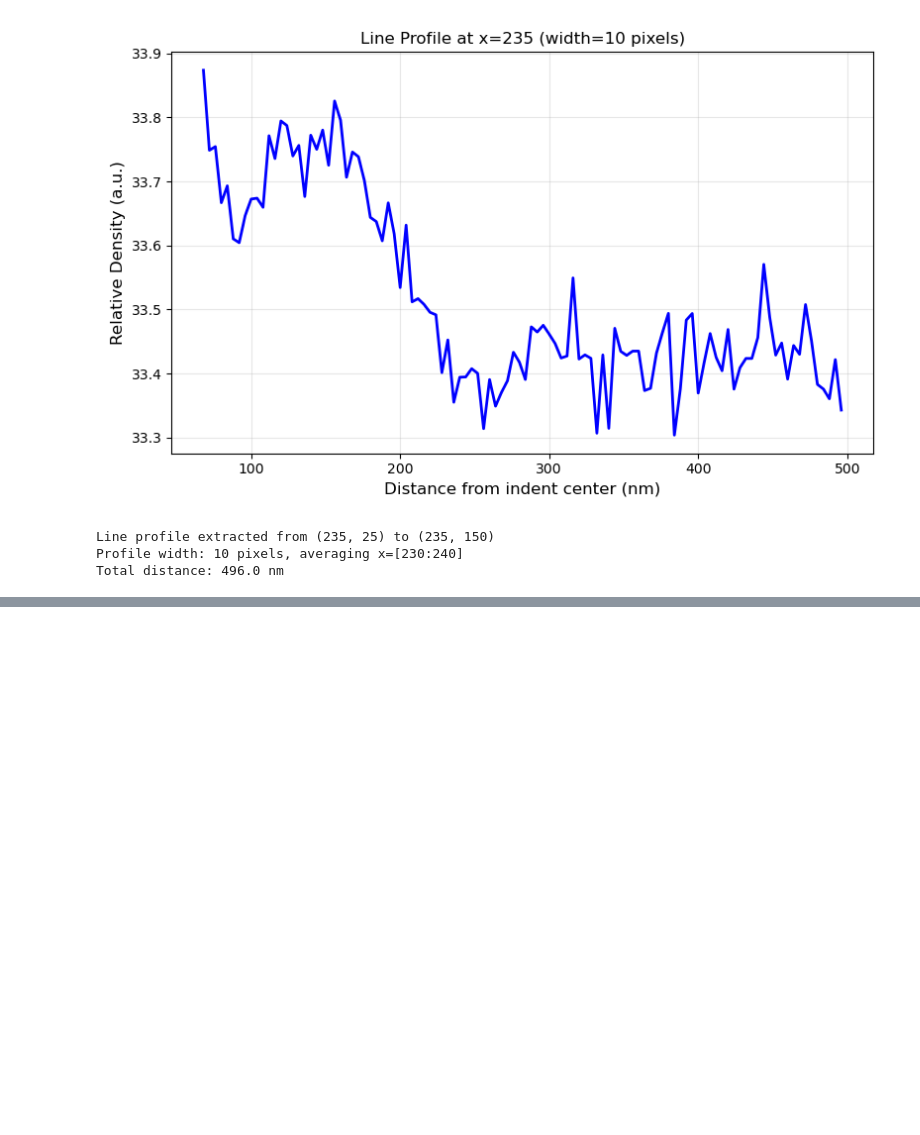
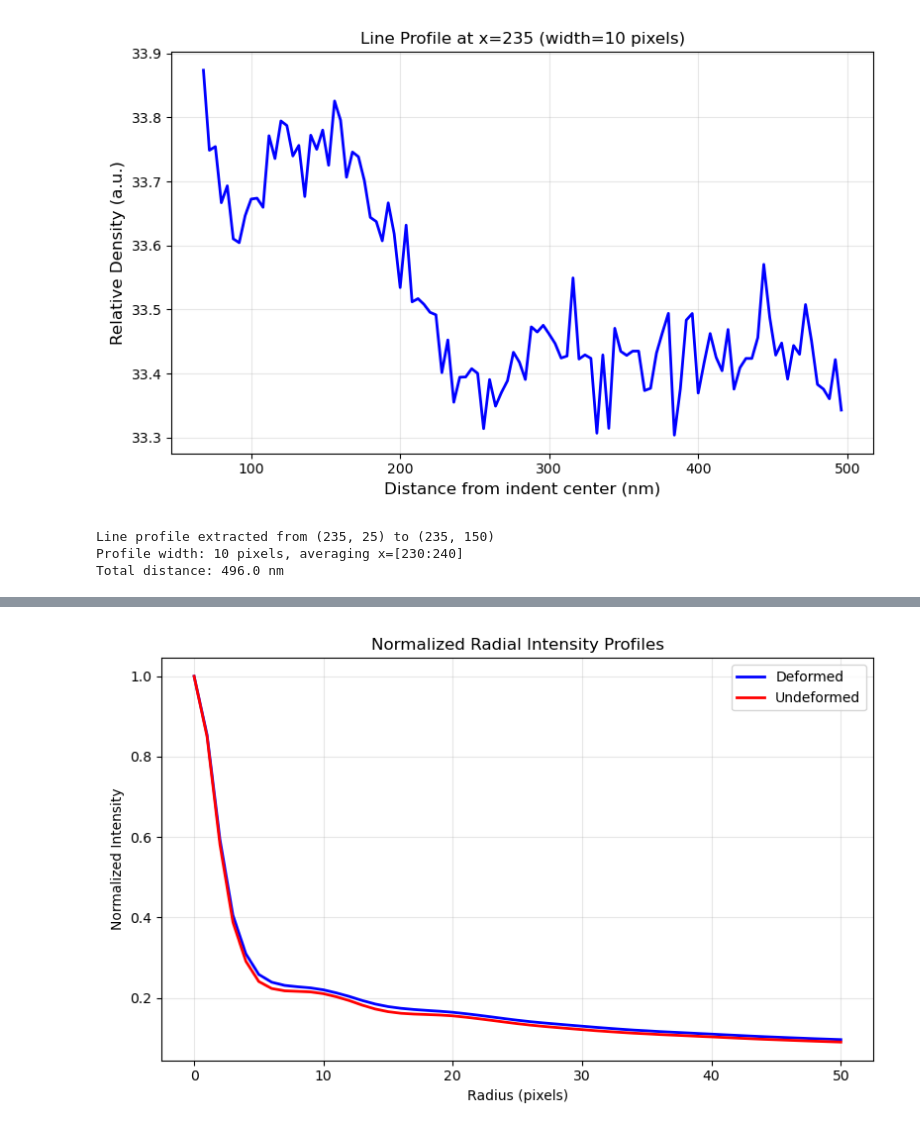
Before and after one commit to vivekdev-empa/nanolam_tantala_silica, a Jupyter notebook: Density_map_4nm.ipynb, the cells around one changed output, grey strips where cells are left out. Cells and saved outputs as stored; diff of their text form; code cells hidden in the pictures; blank space fills up the shorter version.

```diff
--- a/Density_map_4nm.ipynb
+++ b/Density_map_4nm.ipynb
@@ -288,0 +416,29 @@ Total distance: 496.0 nm
+# %%
+# Overlay normalized radial intensity profiles (Deformed vs Undeformed)
+if len(radial_profile_indent) != len(radial_profile_away):
+    max_len = min(len(radial_profile_indent), len(radial_profile_away))
+    rp_indent = radial_profile_indent[:max_len]
+    rp_away = radial_profile_away[:max_len]
+    radii_plot = np.arange(max_len)
+else:
+    rp_indent = radial_profile_indent
+    rp_away = radial_profile_away
+    radii_plot = np.arange(len(rp_indent))
+
+# Normalize
+rp_indent_n = rp_indent / rp_indent.max()
+rp_away_n = rp_away / rp_away.max()
+
+fig, ax = plt.subplots(figsize=(8,5))
+ax.plot(radii_plot, rp_indent_n, '-', color='blue', linewidth=2, label='Deformed')
+ax.plot(radii_plot, rp_away_n, '-', color='red', linewidth=2, label='Undeformed')
+ax.set_xlabel('Radius (pixels)')
+ax.set_ylabel('Normalized Intensity')
+ax.set_title('Normalized Radial Intensity Profiles')
+ax.legend()
+ax.grid(alpha=0.3)
+plt.tight_layout()
+plt.savefig(f'{output_dir}\\radial_profile_overlay.png', dpi=300)
+plt.show()
+# %% [output]
+[figure, added]
```
Also changed, not shown: parts of 6 cells of this notebook.
